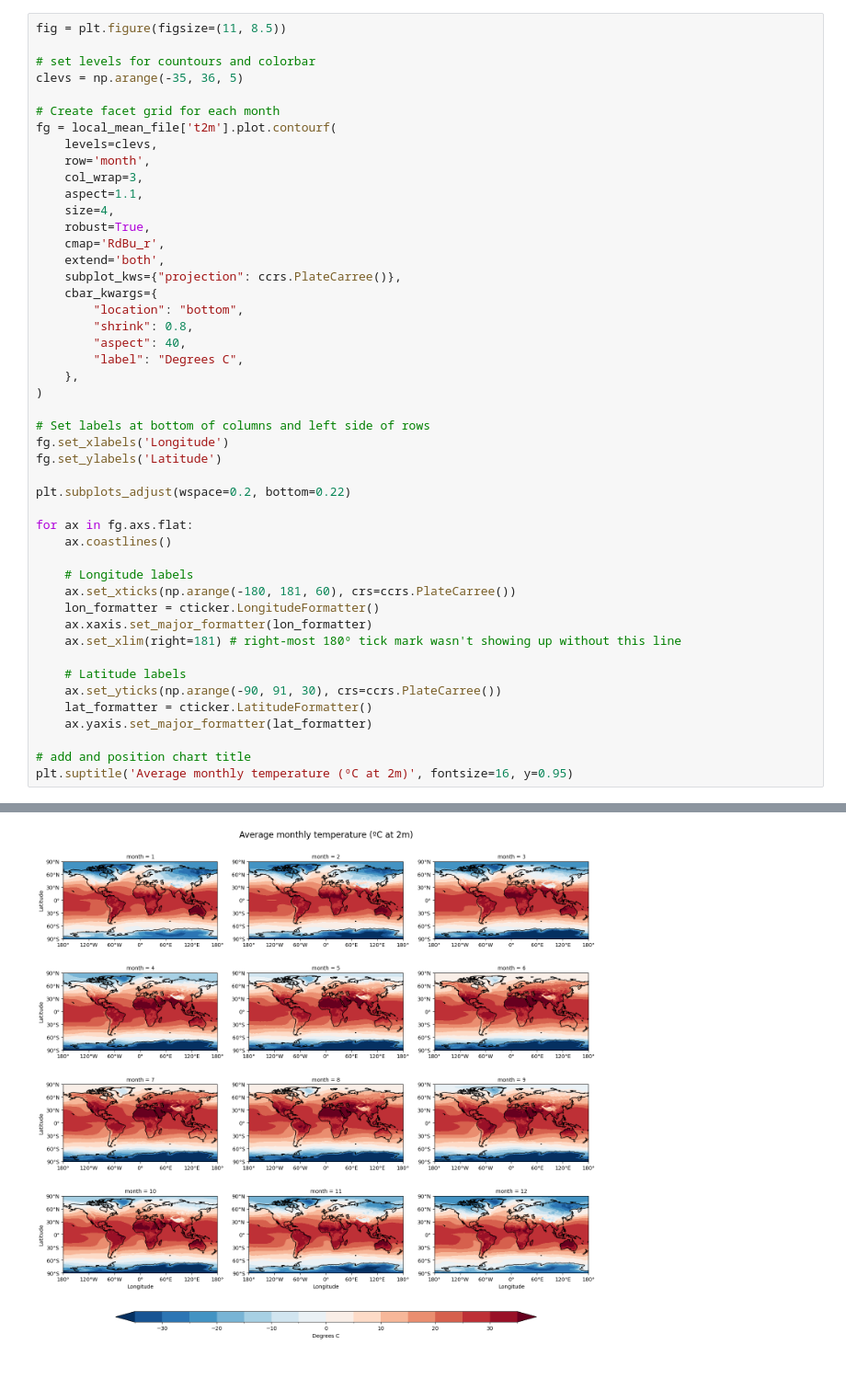
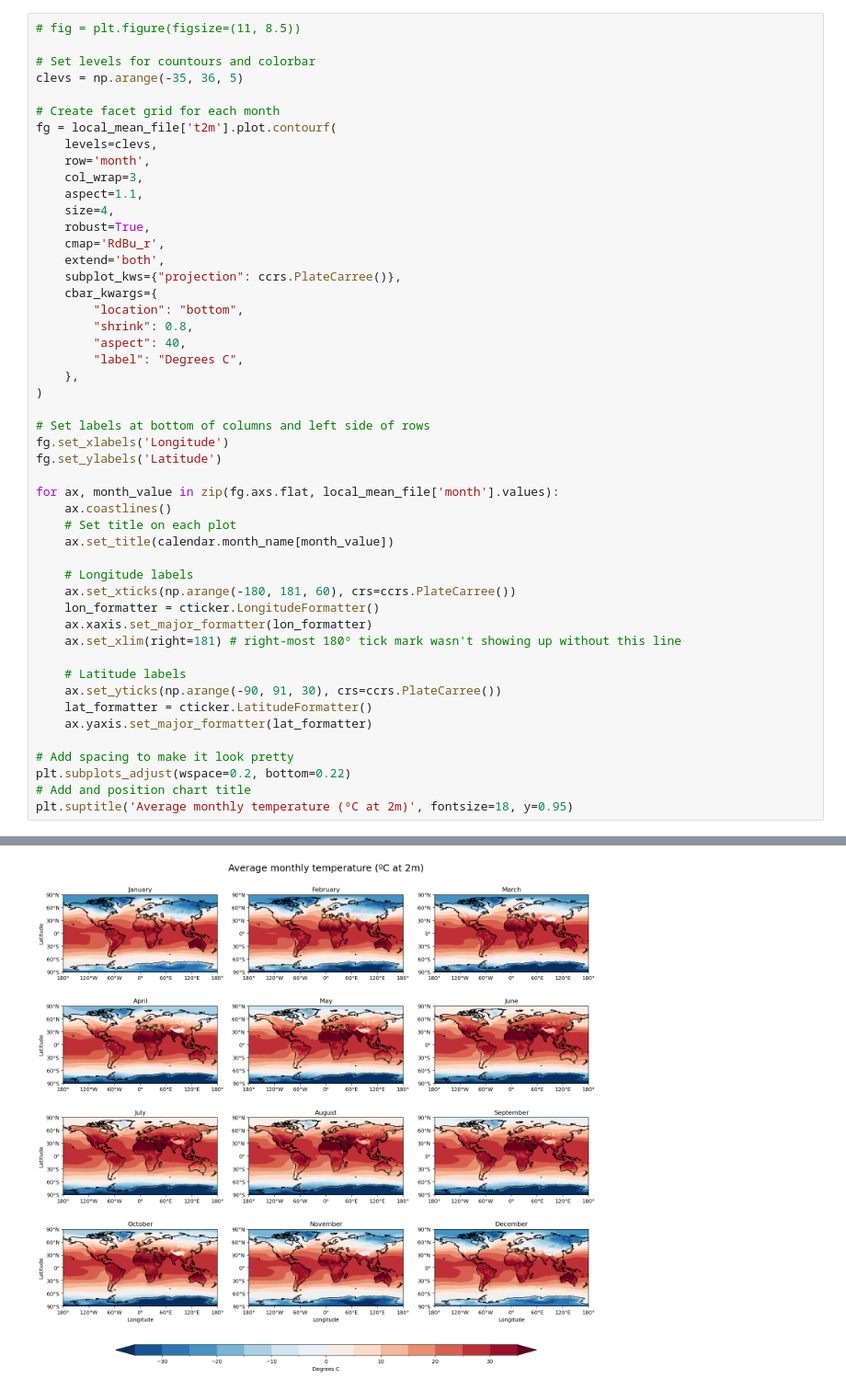
Before and after one commit to anlawyer/clim680, a Jupyter notebook: multipanel-climatology.ipynb, the cells around one changed output, grey strips where cells are left out. Shown at 92% size. Cells and saved outputs as stored; diff of their text form.

Commit message:
Add month name per plot

```diff
--- a/multipanel-climatology.ipynb
+++ b/multipanel-climatology.ipynb
@@ -34,7 +41,7 @@ local_mean_file = xr.open_dataset('/home/alawyer2/era5-data/monthly-means.nc')
 # %%
-fig = plt.figure(figsize=(11, 8.5))
+# fig = plt.figure(figsize=(11, 8.5))
 
-# set levels for countours and colorbar
+# Set levels for countours and colorbar
 clevs = np.arange(-35, 36, 5)
 
 # Create facet grid for each month
@@ -60,10 +67,10 @@ fg = local_mean_file['t2m'].plot.contourf(
 fg.set_xlabels('Longitude')
 fg.set_ylabels('Latitude')
 
-plt.subplots_adjust(wspace=0.2, bottom=0.22)
-
-for ax in fg.axs.flat:
+for ax, month_value in zip(fg.axs.flat, local_mean_file['month'].values):
     ax.coastlines()
+    # Set title on each plot
+    ax.set_title(calendar.month_name[month_value])
 
     # Longitude labels
     ax.set_xticks(np.arange(-180, 181, 60), crs=ccrs.PlateCarree())
@@ -76,7 +83,9 @@ for ax in fg.axs.flat:
     lat_formatter = cticker.LatitudeFormatter()
     ax.yaxis.set_major_formatter(lat_formatter)
 
-# add and position chart title
-plt.suptitle('Average monthly temperature (ºC at 2m)', fontsize=16, y=0.95)
+# Add spacing to make it look pretty
+plt.subplots_adjust(wspace=0.2, bottom=0.22)
+# Add and position chart title
+plt.suptitle('Average monthly temperature (ºC at 2m)', fontsize=18, y=0.95)
 # %% [output]
 Text(0.5, 0.95, 'Average monthly temperature (ºC at 2m)')
@@ -84 +92 @@ Text(0.5, 0.95, 'Average monthly temperature (ºC at 2m)')
-[figure, old version]
+[figure, new version]
```
Also changed, not shown: parts of 3 cells of this notebook.
